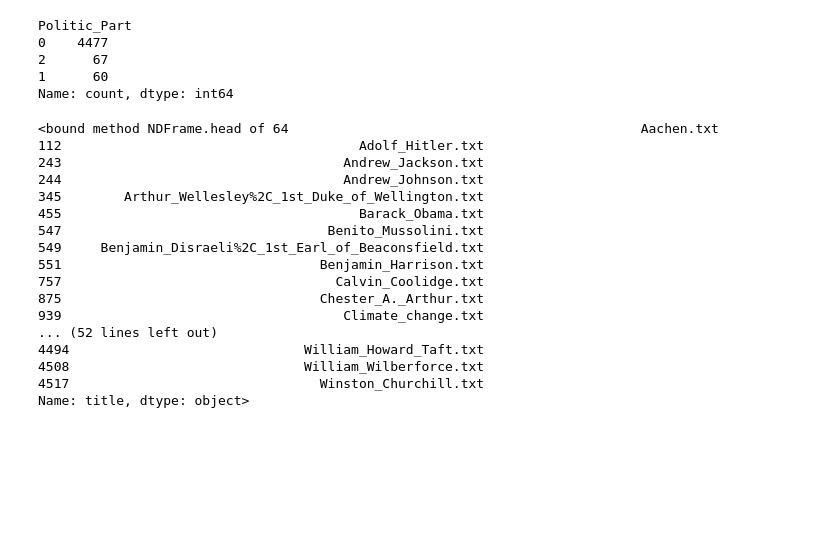
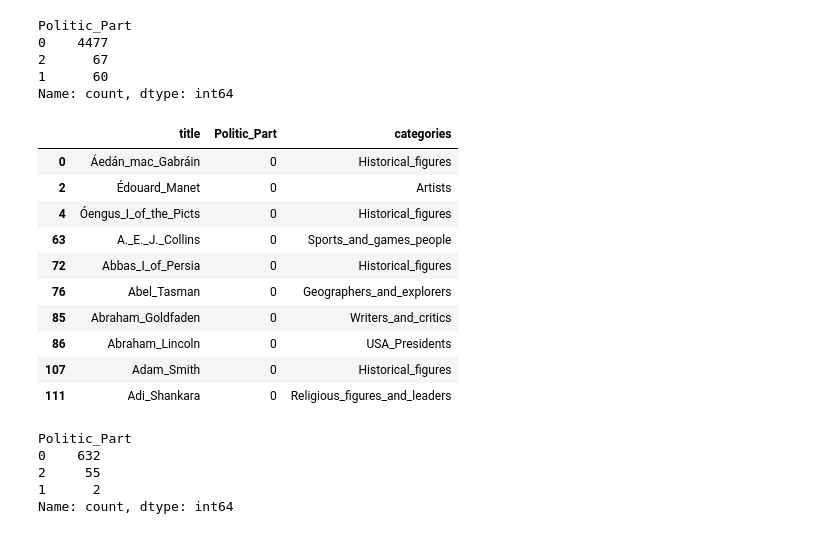
Before and after one commit to epfl-ada/ada-2023-project-miaoumiaou, a Jupyter notebook: Already_trained_model.ipynb, the cells around one changed output. Saved outputs shown, nothing was run; the diff lists cells and outputs as text; code cells hidden in the pictures; blank space fills up the shorter version.

```diff
--- a/Already_trained_model.ipynb
+++ b/Already_trained_model.ipynb
@@ -31,11 +32,9 @@ for filename in os.listdir(text_file_dir):
     content = '\n'.join(lines)
     content = content.replace("\n", " ")
 
-
-    new_file_content= {"text_content": content, "title": filename}
+    filename_fin=filename[:-4]
+    new_file_content= {"text_content": content, "title": urllib.parse.unquote(filename_fin , encoding = 'utf-8')}
 
     file_data.append(new_file_content)
 
 project_data = pd.DataFrame(file_data)
-
-project_data
@@ -130,26 +115,43 @@ Politic_Part
 1      60
 Name: count, dtype: int64
 # %%
-pd.set_option("display.max_rows", None)
-pd.set_option("display.max_columns", None)
-filt=project_data["title"][project_data["Politic_Part"]==2]
-print(filt.head)
+pd.set_option("display.max_rows", 20)
+pd.set_option("display.max_columns", 20)
-# %% [output]
-<bound method NDFrame.head of 64                                             Aachen.txt
-112                                      Adolf_Hitler.txt
-243                                    Andrew_Jackson.txt
-244                                    Andrew_Johnson.txt
-345        Arthur_Wellesley%2C_1st_Duke_of_Wellington.txt
-455                                      Barack_Obama.txt
-547                                  Benito_Mussolini.txt
-549     Benjamin_Disraeli%2C_1st_Earl_of_Beaconsfield.txt
-551                                 Benjamin_Harrison.txt
-757                                   Calvin_Coolidge.txt
-875                                 Chester_A._Arthur.txt
-939                                    Climate_change.txt
-... (52 lines left out)
-4494                              William_Howard_Taft.txt
-4508                              William_Wilberforce.txt
-4517                                Winston_Churchill.txt
-Name: title, dtype: object>
+# %%
+project_data=project_data.drop(columns="text_content")
+# %%
+
+path = "./data/wikispeedia_paths-and-graph/wikispeedia_paths-and-graph/categories.tsv"
+
+categories = pd.read_csv(path,header = 12, delimiter='\t',names=["article","categories"])
+categories['article'] = categories['article'].apply(lambda x :(urllib.parse.unquote(x , encoding = 'utf-8'))) # Decode article names
+
+people = categories[categories['categories'].str.contains('subject.People')].copy() # Dataset of people
+people['categories'] = people['categories'].apply(lambda x : x[len('subject.People.'):]) # Remove useless string
+# %%
+
+project_data2=pd.merge(project_data,people,how="left", left_on="title", right_on="article")
+project_data2=project_data2.dropna()
+project_data2=project_data2.drop(columns="article")
+project_data2.head(10)
+# %% [output]
+|  | title | Politic_Part | categories |
+| 0 | Áedán_mac_Gabráin | 0 | Historical_figures |
+| 2 | Édouard_Manet | 0 | Artists |
+| 4 | Óengus_I_of_the_Picts | 0 | Historical_figures |
+| 63 | A._E._J._Collins | 0 | Sports_and_games_people |
+| 72 | Abbas_I_of_Persia | 0 | Historical_figures |
+| 76 | Abel_Tasman | 0 | Geographers_and_explorers |
+| 85 | Abraham_Goldfaden | 0 | Writers_and_critics |
+| 86 | Abraham_Lincoln | 0 | USA_Presidents |
+| 107 | Adam_Smith | 0 | Historical_figures |
+| 111 | Adi_Shankara | 0 | Religious_figures_and_leaders |
+# %%
+project_data2["Politic_Part"].value_counts()
+# %% [output]
+Politic_Part
+0    632
+2     55
+1      2
+Name: count, dtype: int64
 # %%
```
Also changed, not shown: parts of 5 cells of this notebook, 2 other files.
